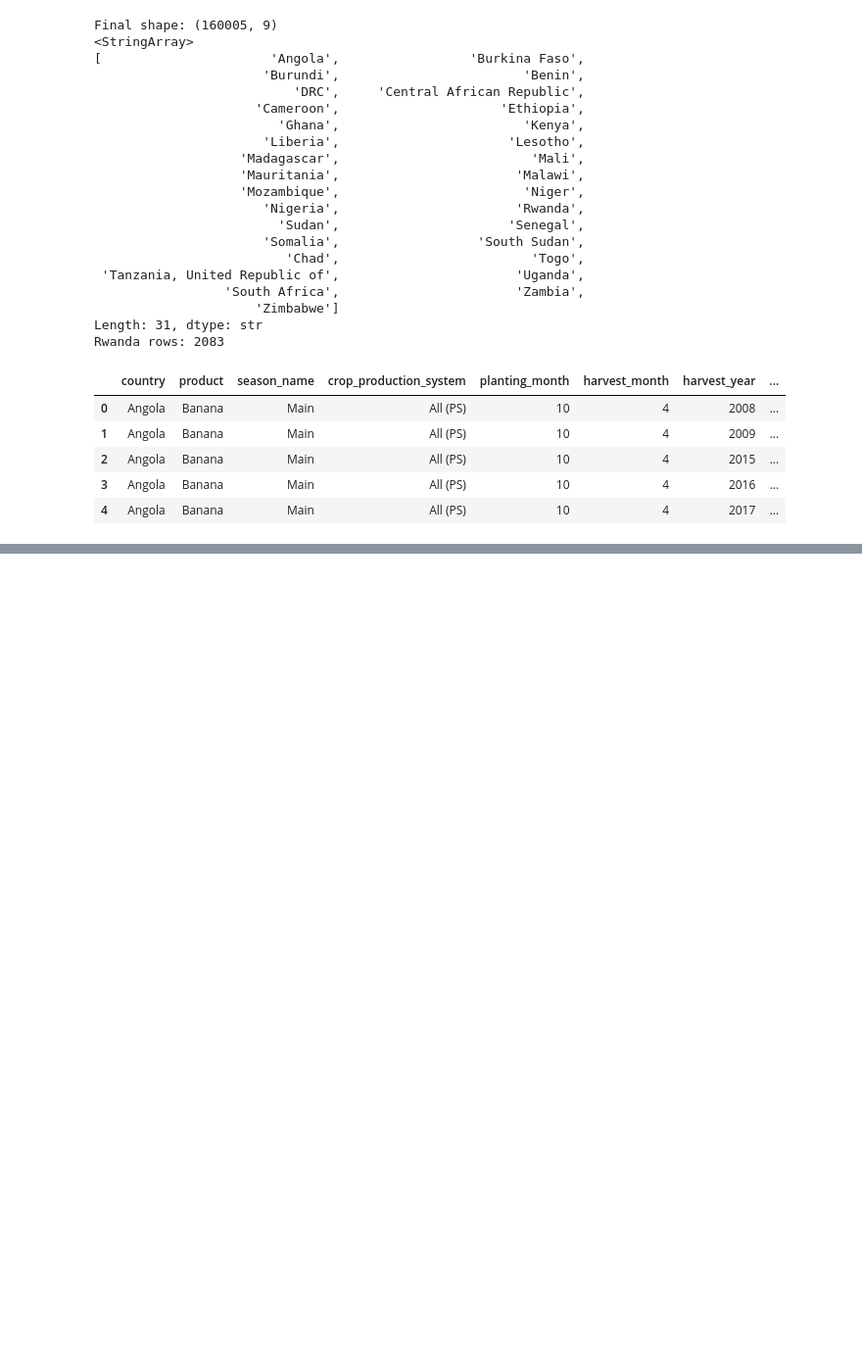
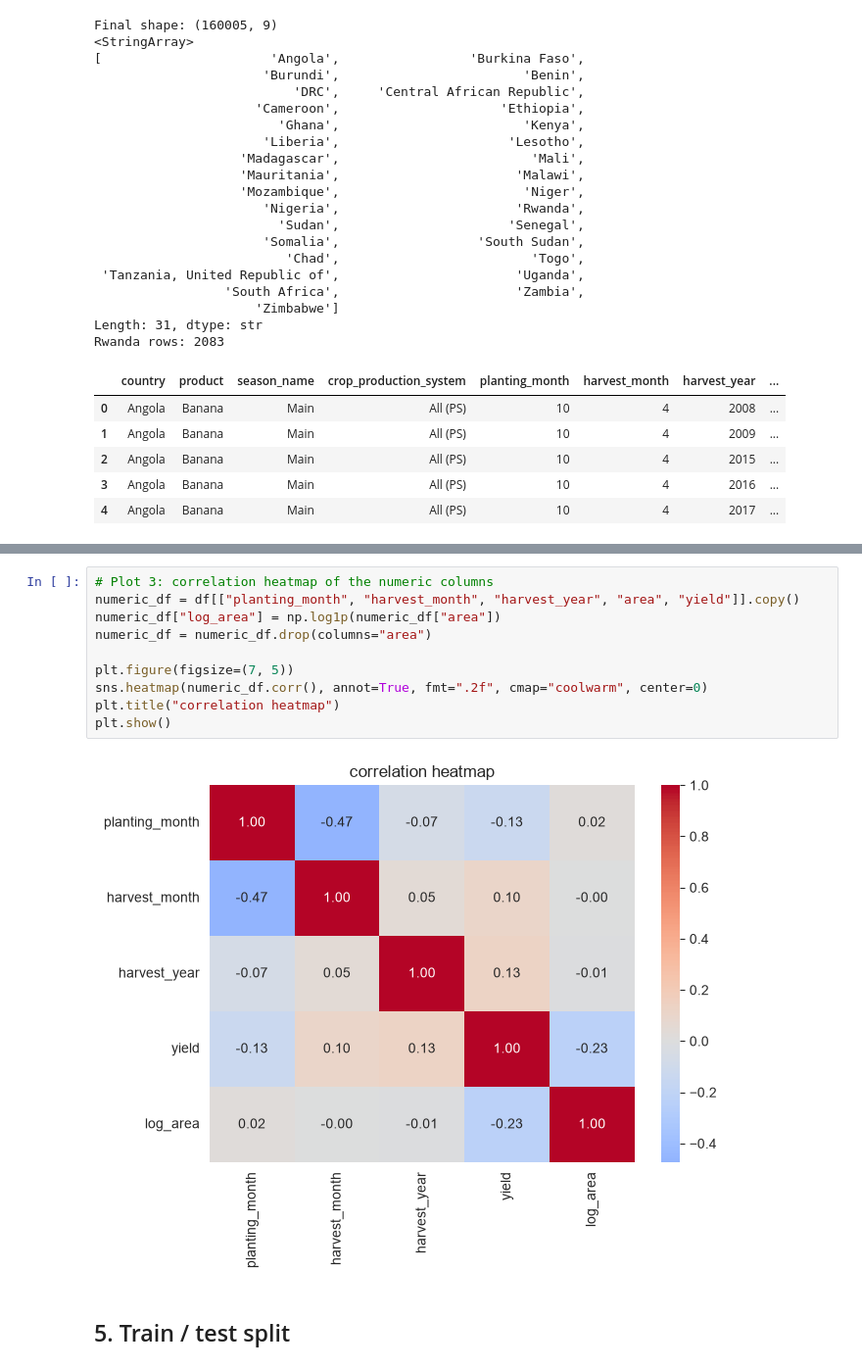
Before and after one commit to Queenu-7/linear-regression-summative, a Jupyter notebook: linear_regression/multivariate.ipynb, the cells around one changed output, grey strips where cells are left out. Shown at 98% size. Saved outputs shown, nothing was run; the diff lists cells and outputs as text; blank space fills up the shorter version.

Commit message:
Add exploratory data analysis and chronological data splitting

```diff
--- a/linear_regression/multivariate.ipynb
+++ b/linear_regression/multivariate.ipynb
@@ -154,0 +182,14 @@ Rwanda rows: 2083
+# %%
+# Plot 3: correlation heatmap of the numeric columns
+numeric_df = df[["planting_month", "harvest_month", "harvest_year", "area", "yield"]].copy()
+numeric_df["log_area"] = np.log1p(numeric_df["area"])
+numeric_df = numeric_df.drop(columns="area")
+
+plt.figure(figsize=(7, 5))
+sns.heatmap(numeric_df.corr(), annot=True, fmt=".2f", cmap="coolwarm", center=0)
+plt.title("correlation heatmap")
+plt.show()
+# %% [output]
+[figure, added]
+# %% [markdown]
+## 5. Train / test split
```
Also changed, not shown: parts of 5 cells of this notebook.
